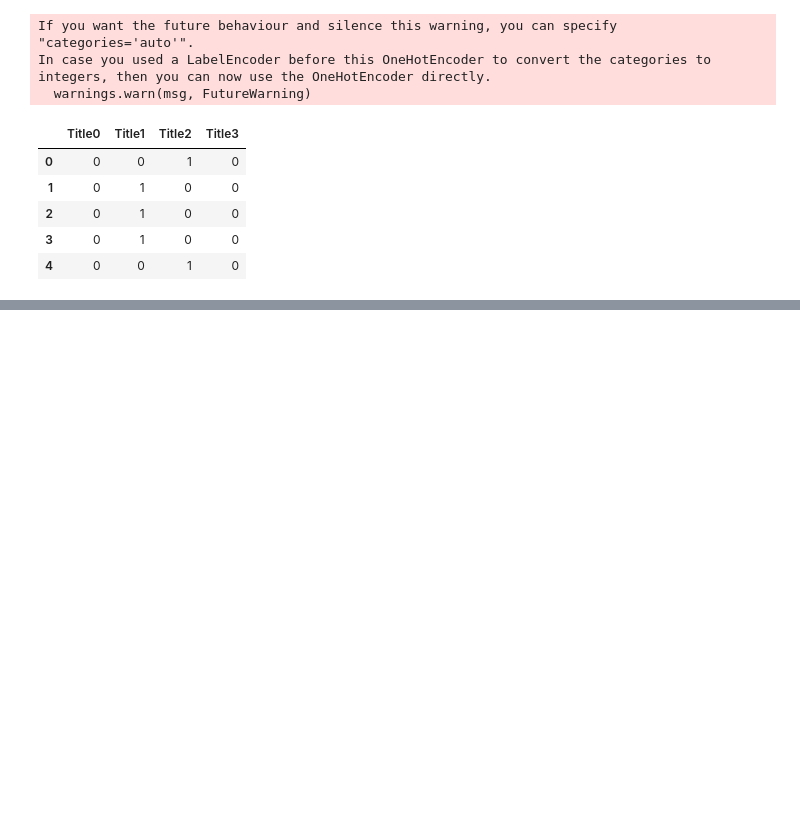
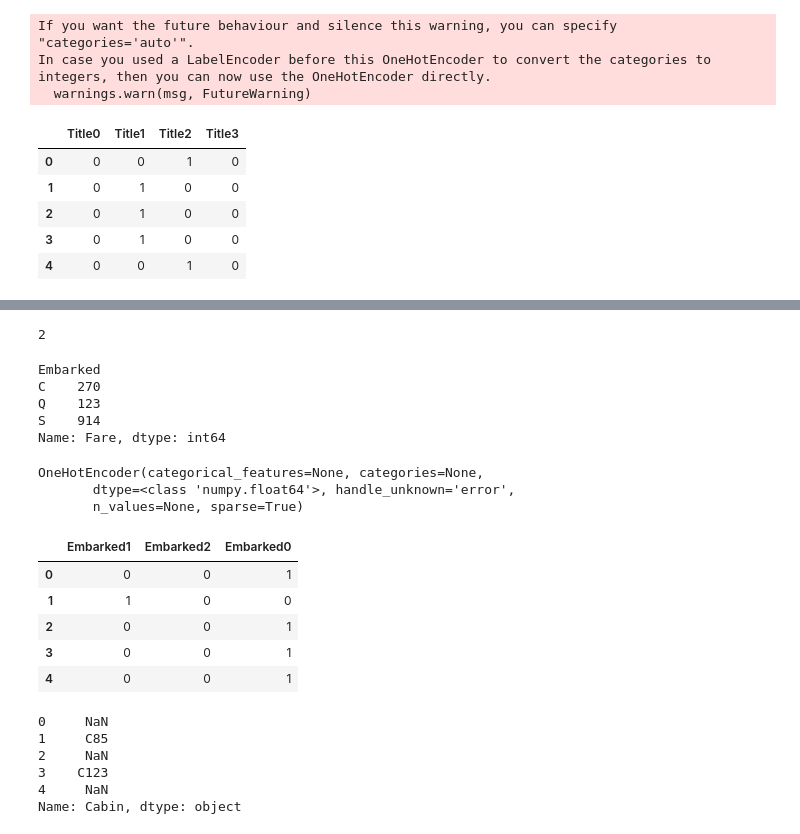
Before and after one commit to zingp/machine-learning, a Jupyter notebook: titanic/titanic.ipynb, the cells around one changed output, grey strips where cells are left out. Drawn from its saved outputs; the diff is of its cells as text; code cells hidden in the pictures; blank space fills up the shorter version.

```diff
--- a/titanic/titanic.ipynb
+++ b/titanic/titanic.ipynb
@@ -234,0 +421,42 @@ In case you used a LabelEncoder before this OneHotEncoder to convert the categor
+# %%
+# Embarked
+dataset["Embarked"].isnull().sum()
+# %% [output]
+2
+# %%
+dataset.groupby(["Embarked"])['Fare'].count()
+# %% [output]
+Embarked
+C    270
+Q    123
+S    914
+Name: Fare, dtype: int64
+# %%
+dataset["Embarked"] = dataset["Embarked"].fillna("S")
+enc_Embarked = preprocessing.OneHotEncoder() # 引入onehot编码类
+enc_Embarked.fit(dataset[['Embarked']])
+# %% [output]
+OneHotEncoder(categorical_features=None, categories=None,
+       dtype=<class 'numpy.float64'>, handle_unknown='error',
+       n_values=None, sparse=True)
+# %%
+Embarked_feature = pd.DataFrame(enc_Embarked.transform(dataset[['Embarked']]).toarray(),
+            columns={'Embarked'+str(i) for i in range(len(dataset['Embarked'].unique()))},dtype=int)
+Embarked_feature.head()
+# %% [output]
+|  | Embarked1 | Embarked2 | Embarked0 |
+| 0 | 0 | 0 | 1 |
+| 1 | 1 | 0 | 0 |
+| 2 | 0 | 0 | 1 |
+| 3 | 0 | 0 | 1 |
+| 4 | 0 | 0 | 1 |
+# %%
+# Cabin
+dataset["Cabin"].head()
+# %% [output]
+0     NaN
+1     C85
+2     NaN
+3    C123
+4     NaN
+Name: Cabin, dtype: object
```
Also changed, not shown: parts of 34 cells of this notebook.
